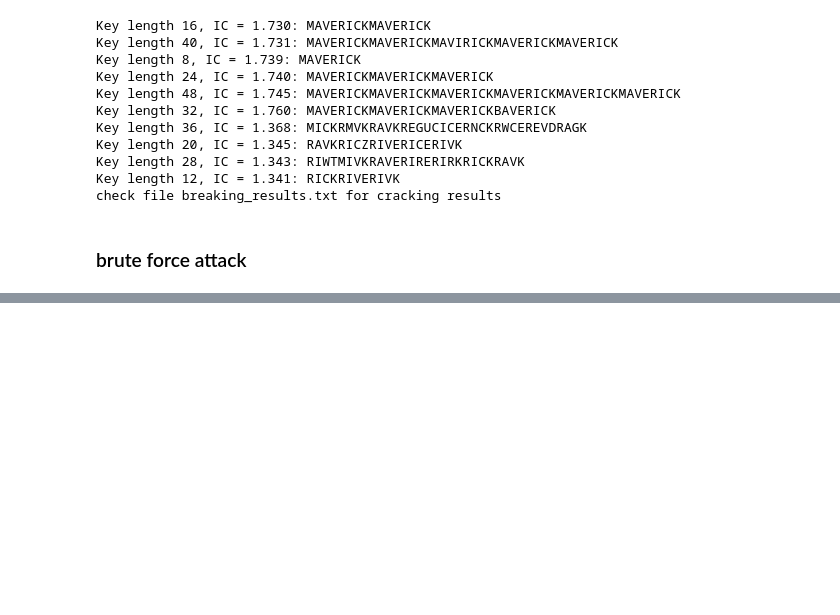
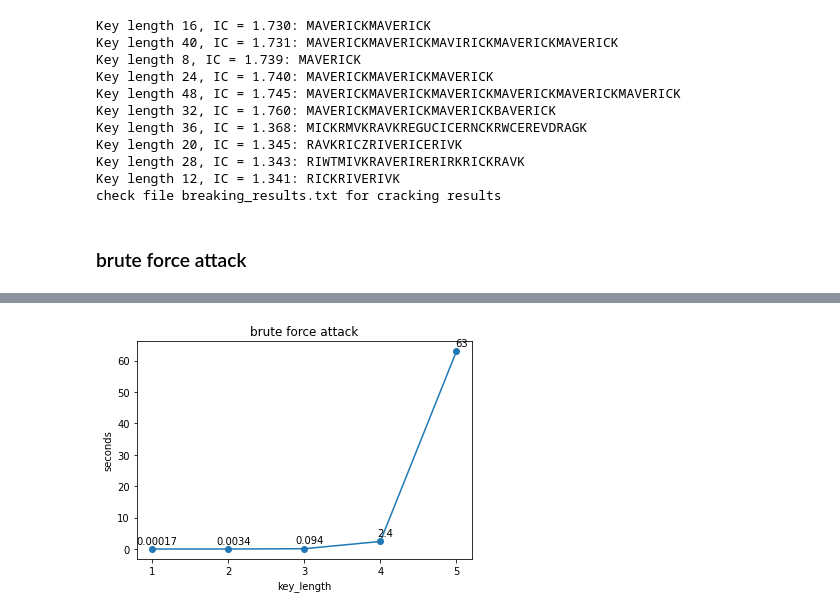
Before and after one commit to gjs990825/Vigenere, a Jupyter notebook: vigenere.ipynb, the cells around one changed output, grey strips where cells are left out. Saved outputs shown, nothing was run; the diff lists cells and outputs as text; code cells hidden in the pictures; blank space fills up the shorter version.

```diff
--- a/vigenere.ipynb
+++ b/vigenere.ipynb
@@ -295,0 +294,23 @@ DIFFERENTIALPRIVACYISTHESTATEOFTHEARTGOALFORTHEPROBLEMOFPRIVACYPRESERVINGDATAREL
+# %%
+import secrets
+import string
+from time import time
+def generate_string(length):
+    alphabet = string.ascii_letters
+    random_string = ''.join(secrets.choice(alphabet) for _ in range(length))
+    return random_string
+avg_sec = []
+with open('ori.txt', 'r') as f:
+    original_text = f.read()
+    original_text = alpha_only(original_text)
+    for k_length in range(1,6):
+        begin = time()
+        for times in range(1,31):
+            keys = generate_string(k_length)
+            v = Vigenere(keys)
+            cipher_text = v.encrypt(original_text)
+            brute_force_vigenere(original_text,cipher_text)
+        end = time()
+        avg_sec.append((end-begin)/30)
+        print((end-begin)/30)
+avg_sec
@@ -295,0 +328,20 @@ DIFFERENTIALPRIVACYISTHESTATEOFTHEARTGOALFORTHEPROBLEMOFPRIVACYPRESERVINGDATAREL
+# %%
+import matplotlib.pyplot as plt
+
+def plot_line_chart(data):
+    x = range(1, len(data) + 1)
+    y = data
+    plt.plot(x, y, marker='o')
+    plt.xlabel('key_length')
+    plt.ylabel('seconds')
+    plt.xticks(x)
+    plt.title('brute force attack')
+    for i, j in zip(x, y):
+        value = '{:.2g}'.format(j)
+        plt.annotate(value, xy=(i, j), xytext=(5, 5), textcoords='offset points', ha='center')
+        plt.savefig('brute force attack.jpg',dpi=300)
+    plt.show()
+
+plot_line_chart(avg_sec)
+# %% [output]
+[figure, added]
```
Also changed, not shown: parts of 3 cells of this notebook.
